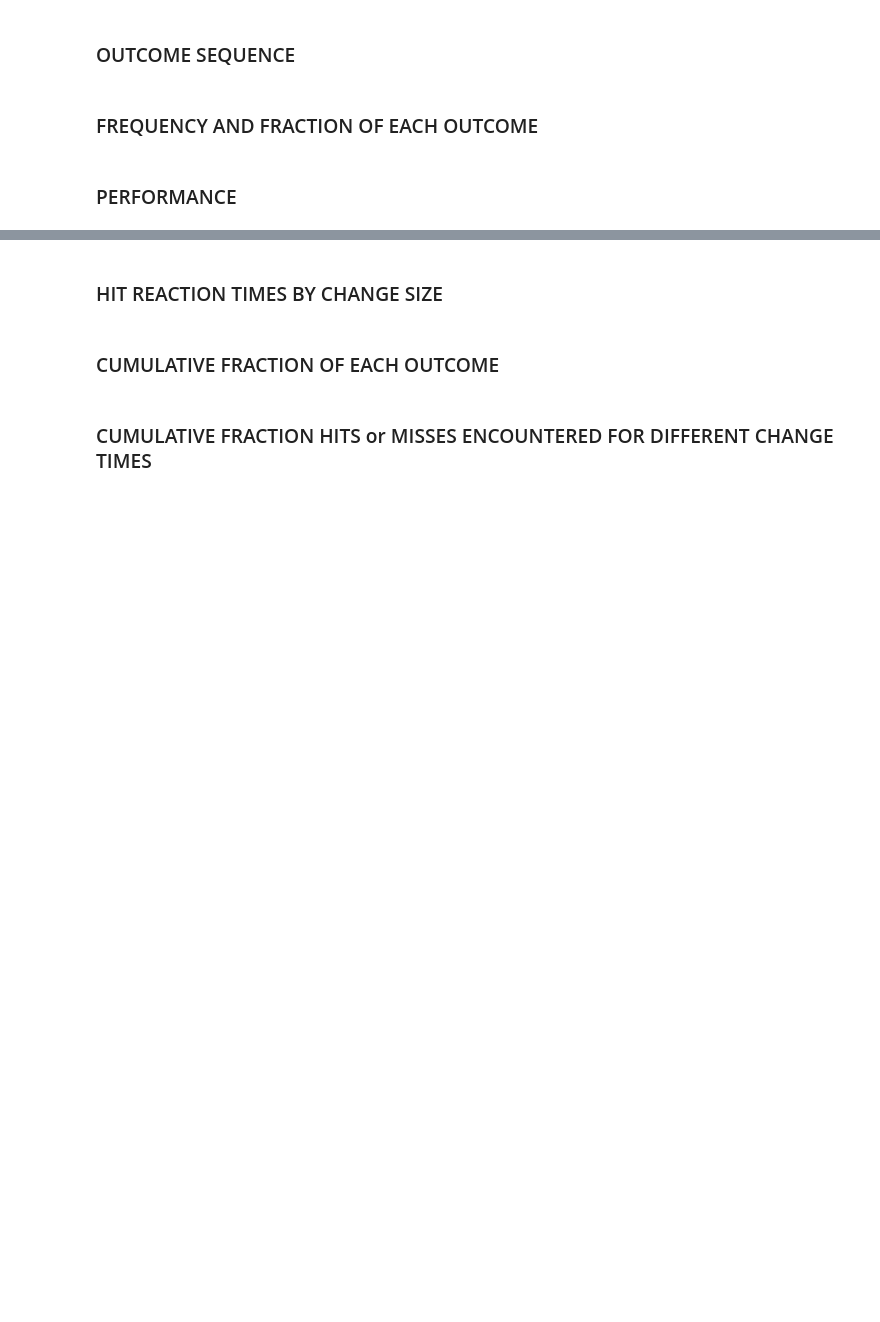
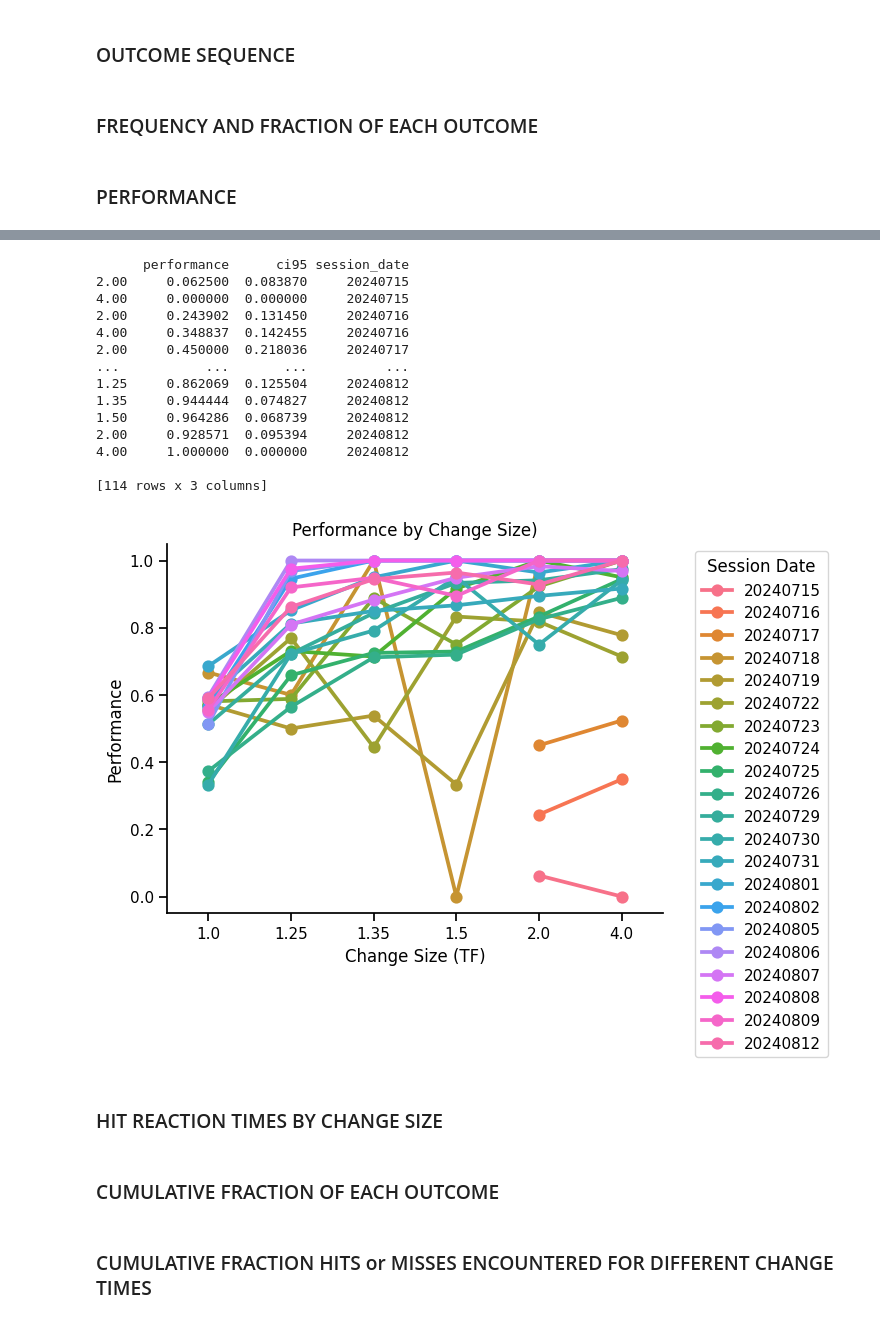
Before and after one commit to CherryGarcia-code/vis_detect_analysis_Apr2023, a Jupyter notebook: session_behavior_screen_v4_functionized_template.ipynb, the cells around one changed output, grey strips where cells are left out. Saved outputs shown, nothing was run; the diff lists cells and outputs as text; code cells hidden in the pictures; blank space fills up the shorter version.

```diff
--- a/session_behavior_screen_v4_functionized_template.ipynb
+++ b/session_behavior_screen_v4_functionized_template.ipynb
@@ -124,3 +140,49 @@ def plot_session_performance(session_data):
+# %%
+def plot_session_performance(session_data):
+    session_dates = sorted(session_data['session_date'].unique())
+    plt.figure()
+    perf_df_full = pd.DataFrame()
+    for session_date in session_dates:
+        # Calculate session performance
+        perf = ph.calculate_session_performance(session_data[session_data['session_date'] == session_date])
+
+        # Create a DataFrame
+        perf_df = pd.DataFrame.from_dict(perf, orient='index', columns=['performance', 'ci95'])
+        perf_df['session_date'] = session_date
+        perf_df_full = pd.concat([perf_df_full, perf_df])
+    # Create the point plot
+    sns.pointplot(x=perf_df_full.index, y='performance', data=perf_df_full, hue='session_date', hue_order=session_dates)
+
+    # # Add error bars
+    # plt.errorbar(x=perf_df.index.astype('str'), y=perf_df['performance'], yerr=perf_df['ci95'], capsize=3)
+    print(perf_df_full)
+    # Customize the plot
+    sns.despine()
+    plt.xlabel('Change Size (TF)')
+    plt.ylabel('Performance')
+    plt.title(f'Performance by Change Size)') # mouse: BG_{session_data["mouse_id"].iloc[0]}')
+    # plt.tight_layout(pad=2.0)
+    plt.legend(title='Session Date', bbox_to_anchor=(1.05, 1), loc='upper left')
+
+    plt.show()
+
+plot_session_performance(session_data)
+# %% [output]
+      performance      ci95 session_date
+2.00     0.062500  0.083870     20240715
+4.00     0.000000  0.000000     20240715
+2.00     0.243902  0.131450     20240716
+4.00     0.348837  0.142455     20240716
+2.00     0.450000  0.218036     20240717
+...           ...       ...          ...
+1.25     0.862069  0.125504     20240812
+1.35     0.944444  0.074827     20240812
+1.50     0.964286  0.068739     20240812
+2.00     0.928571  0.095394     20240812
+4.00     1.000000  0.000000     20240812
+
+[114 rows x 3 columns]
+[figure, added]
 # %% [markdown]
 ### HIT REACTION TIMES BY CHANGE SIZE
 # %%
```
Also changed, not shown: parts of 4 cells of this notebook, 1 other file.
